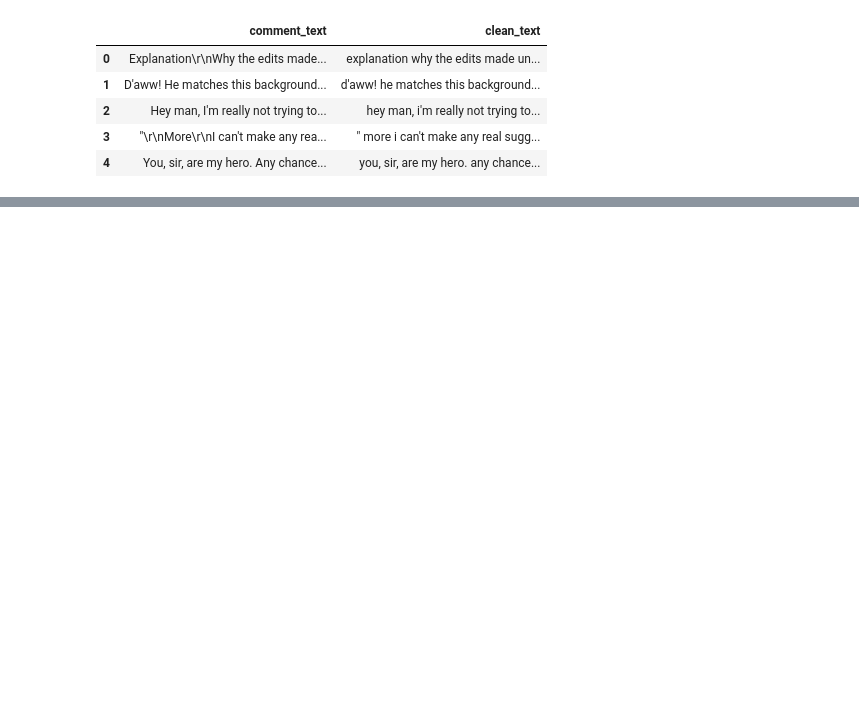
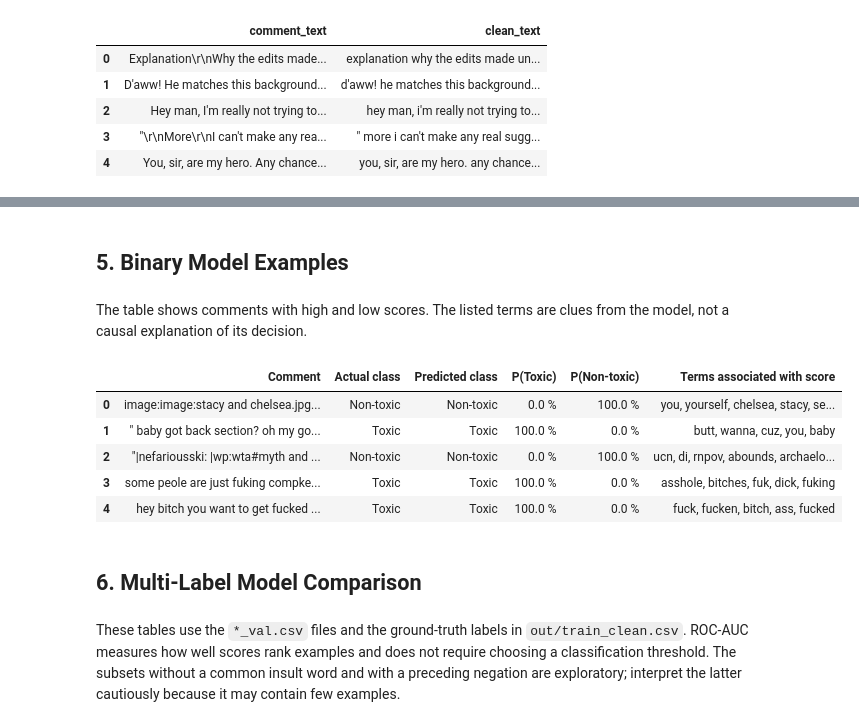
Before and after one commit to Zachr321/Data-Analysis-Project, a Jupyter notebook: Notebook.ipynb, the cells around one changed output, grey strips where cells are left out. Drawn from its saved outputs; the diff is of its cells as text; code cells hidden in the pictures; blank space fills up the shorter version.

```diff
--- a/Notebook.ipynb
+++ b/Notebook.ipynb
@@ -120 +143,57 @@ Confusion matrix (rows = actual, columns = predicted):
+# %% [markdown]
+## 5. Binary Model Examples
+# %% [markdown]
+The table shows comments with high and low scores. The listed terms are clues from the model, not a causal explanation of its decision.
+# %%
+import numpy as np
+import pandas as pd
+
+feature_names = np.array(bow_vectorizer.get_feature_names_out())
+log_odds = bow_model.feature_log_prob_[1] - bow_model.feature_log_prob_[0]
+proba = bow_model.predict_proba(X_valid_bow)
+toxicity_score = proba[:, 1] * 100
+
+# Select three high-score and two low-score examples.
+most_toxic_idx = np.argsort(toxicity_score)[::-1][:3]
+least_toxic_idx = np.argsort(toxicity_score)[:2]
+sample_idx = np.concatenate([most_toxic_idx, least_toxic_idx])
+sample_idx = sample_idx[np.random.default_rng(42).permutation(len(sample_idx))]
+
+rows = []
+for idx in sample_idx:
+    comment = str(X_valid.iloc[idx])
+    row_vector = X_valid_bow[idx].toarray().ravel()
+    if row_vector.sum() == 0:
+        top_words = []
+    else:
+        relevant = np.where(row_vector > 0)[0]
+        weighted = row_vector[relevant] * log_odds[relevant]
+        ranked = relevant[np.argsort(weighted)[::-1]]
+        top_words = [feature_names[j] for j in ranked[:5]]
+
+    prediction = int(bow_model.predict(X_valid_bow[idx])[0])
+    rows.append({
+        "Comment": comment[:220] + ("..." if len(comment) > 220 else ""),
+        "Actual class": "Toxic" if y_valid.iloc[idx] == 1 else "Non-toxic",
+        "Predicted class": "Toxic" if prediction == 1 else "Non-toxic",
+        "P(Toxic)": proba[idx, 1] * 100,
+        "P(Non-toxic)": proba[idx, 0] * 100,
+        "Terms associated with score": ", ".join(top_words),
+    })
+
+examples = pd.DataFrame(rows)
+examples["P(Toxic)"] = examples["P(Toxic)"].map(lambda value: f"{value:.1f} %")
+examples["P(Non-toxic)"] = examples["P(Non-toxic)"].map(lambda value: f"{value:.1f} %")
+display(examples)
+# %% [output]
+|  | Comment | Actual class | Predicted class | P(Toxic) | P(Non-toxic) | Terms associated with score |
+| 0 | image:image:stacy and chelsea.jpg... | Non-toxic | Non-toxic | 0.0 % | 100.0 % | you, yourself, chelsea, stacy, se... |
+| 1 | " baby got back section? oh my go... | Toxic | Toxic | 100.0 % | 0.0 % | butt, wanna, cuz, you, baby |
+| 2 | "|nefariousski: |wp:wta#myth and ... | Non-toxic | Non-toxic | 0.0 % | 100.0 % | ucn, di, rnpov, abounds, archaelo... |
+| 3 | some peole are just fuking compke... | Toxic | Toxic | 100.0 % | 0.0 % | asshole, bitches, fuk, dick, fuking |
+| 4 | hey bitch you want to get fucked ... | Toxic | Toxic | 100.0 % | 0.0 % | fuck, fucken, bitch, ass, fucked |
+# %% [markdown]
+## 6. Multi-Label Model Comparison
+# %% [markdown]
+These tables use the `*_val.csv` files and the ground-truth labels in `out/train_clean.csv`. ROC-AUC measures how well scores rank examples and does not require choosing a classification threshold. The subsets without a common insult word and with a preceding negation are exploratory; interpret the latter cautiously because it may contain few examples.
 # %%
```
Also changed, not shown: parts of 20 cells of this notebook.
